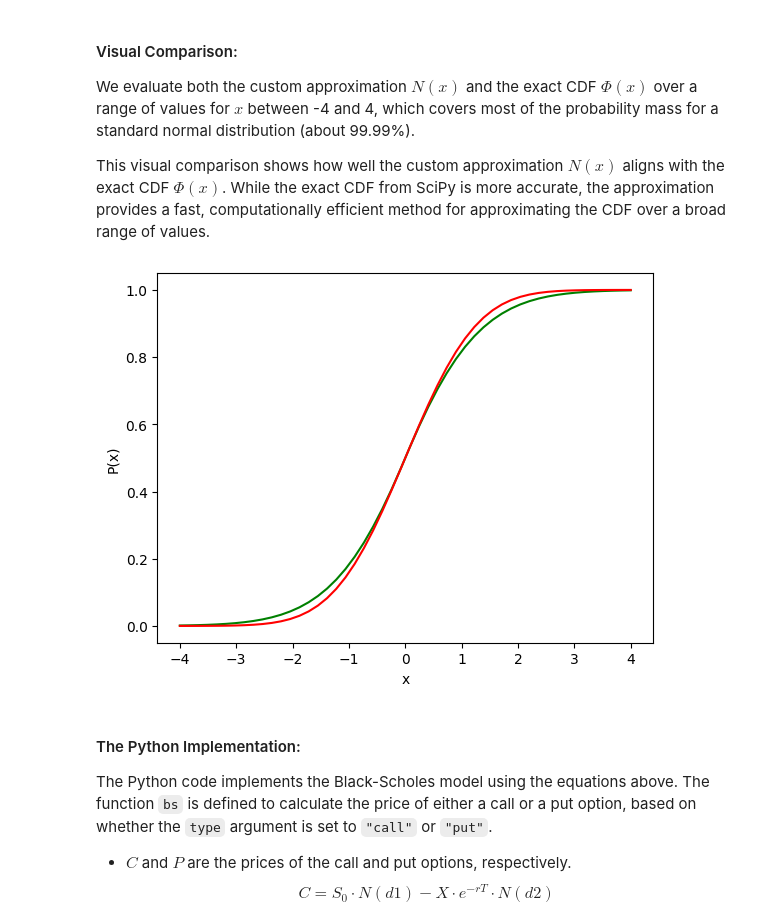
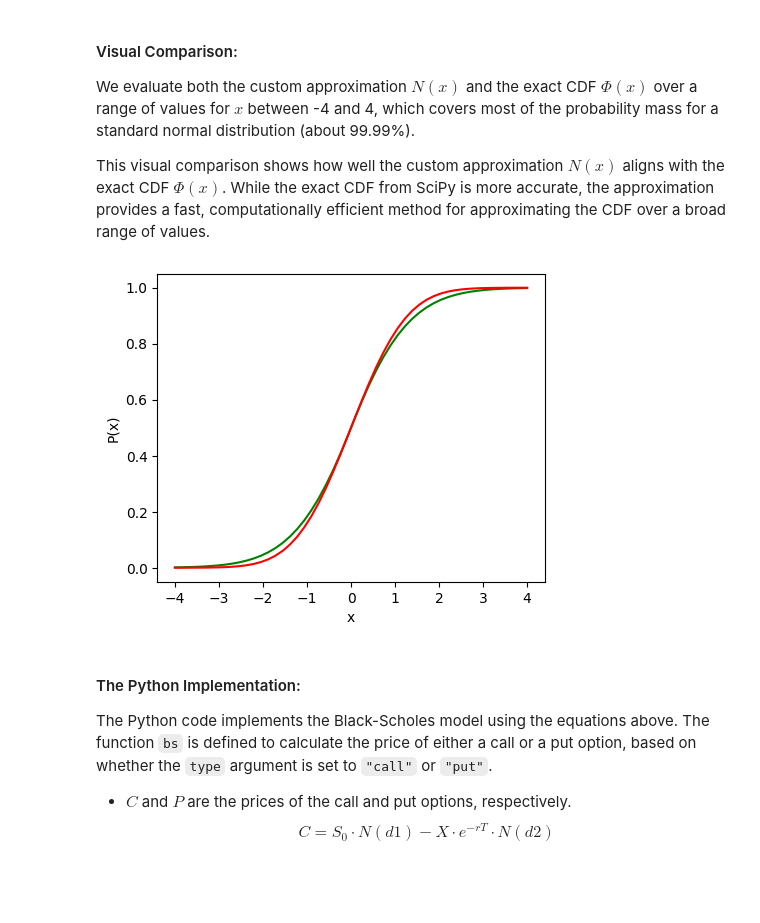
Before and after one commit to Giglobastre/Quantitative-Finance-Models, a Jupyter notebook: 1-Option pricing with Black-Sholes.ipynb, the cells around one changed output. Saved outputs shown, nothing was run; the diff lists cells and outputs as text; code cells hidden in the pictures; blank space fills up the shorter version.

```diff
--- a/1-Option pricing with Black-Sholes.ipynb
+++ b/1-Option pricing with Black-Sholes.ipynb
@@ -81,15 +81,15 @@ We evaluate both the custom approximation $N(x)$ and the exact CDF $\Phi(x)$ ove
 This visual comparison shows how well the custom approximation $N(x)$ aligns with the exact CDF $\Phi(x)$. While the exact CDF from SciPy is more accurate, the approximation provides a fast, computationally efficient method for approximating the CDF over a broad range of values.
 # %%
 x = np.linspace(-4, 4, 50)
-fig=plt.figure()
+fig=plt.figure(figsize=(5,4))
 xy = fig.add_subplot()
 xy.plot(x, N(x), color="green")
 xy.plot(x, scipy.stats.norm.cdf(x), color="red")
 xy.set_xlabel('x')
 xy.set_ylabel('P(x)')
 plt.show()
 # %% [output]
-[figure, old version]
+[figure, new version]
 # %% [markdown]
 #### The Python Implementation:
 The Python code implements the Black-Scholes model using the equations above. The function `bs` is defined to calculate the price of either a call or a put option, based on whether the `type` argument is set to `"call"` or `"put"`.
```
